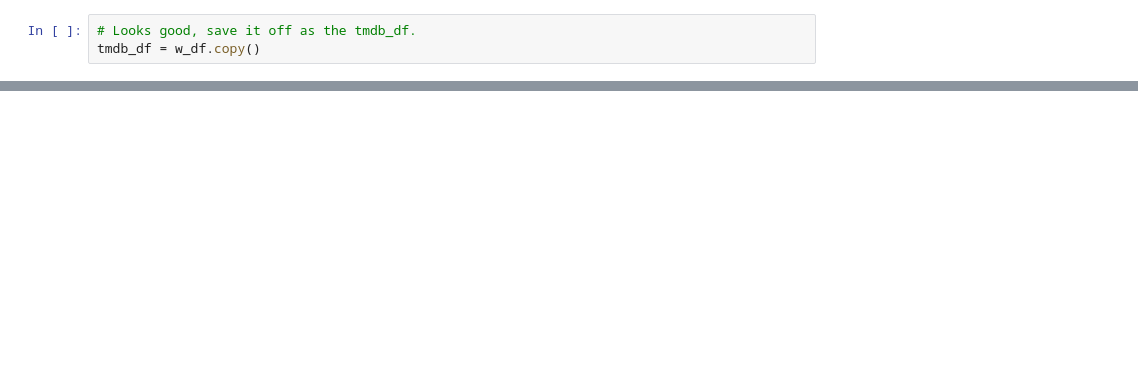
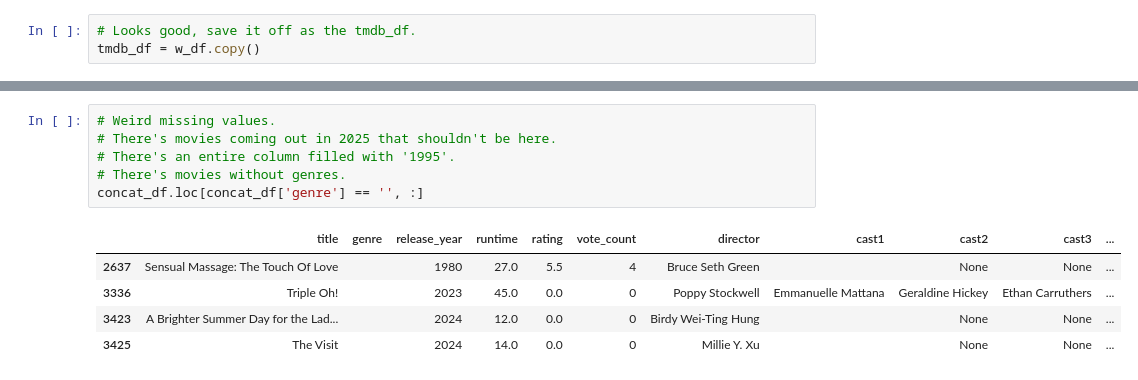
Before and after one commit to BramSunner/project-4-group-18, a Jupyter notebook: data_cleaning/data_cleaning.ipynb, the cells around one changed output, grey strips where cells are left out. Drawn from its saved outputs; the diff is of its cells as text; blank space fills up the shorter version.

```diff
--- a/data_cleaning/data_cleaning.ipynb
+++ b/data_cleaning/data_cleaning.ipynb
@@ -682,3 +634,15 @@ None
 | 2 | The Dark Knight | Action, Crime, Drama | 2008 | 152.0 | 9.0 | 2303232 | Christopher Nolan | Christian Bale | Heath Ledger | Aaron Eckhart | ... |
 | 3 | The Godfather: Part II | Crime, Drama | 1974 | 202.0 | 9.0 | 1129952 | Francis Ford Coppola | Al Pacino | Robert De Niro | Robert Duvall | ... |
 | 4 | 12 Angry Men | Crime, Drama | 1957 | 96.0 | 9.0 | 689845 | Sidney Lumet | Henry Fonda | Lee J. Cobb | Martin Balsam | ... |
+# %%
+# Weird missing values.
+# There's movies coming out in 2025 that shouldn't be here.
+# There's an entire column filled with '1995'.
+# There's movies without genres.
+concat_df.loc[concat_df['genre'] == '', :]
+# %% [output]
+|  | title | genre | release_year | runtime | rating | vote_count | director | cast1 | cast2 | cast3 | ... |
+| 2637 | Sensual Massage: The Touch Of Love |  | 1980 | 27.0 | 5.5 | 4 | Bruce Seth Green |  | None | None | ... |
+| 3336 | Triple Oh! |  | 2023 | 45.0 | 0.0 | 0 | Poppy Stockwell | Emmanuelle Mattana | Geraldine Hickey | Ethan Carruthers | ... |
+| 3423 | A Brighter Summer Day for the Lad... |  | 2024 | 12.0 | 0.0 | 0 | Birdy Wei-Ting Hung |  | None | None | ... |
+| 3425 | The Visit |  | 2024 | 14.0 | 0.0 | 0 | Millie Y. Xu |  | None | None | ... |
```
Also changed, not shown: parts of 28 cells of this notebook, 1 other file.
